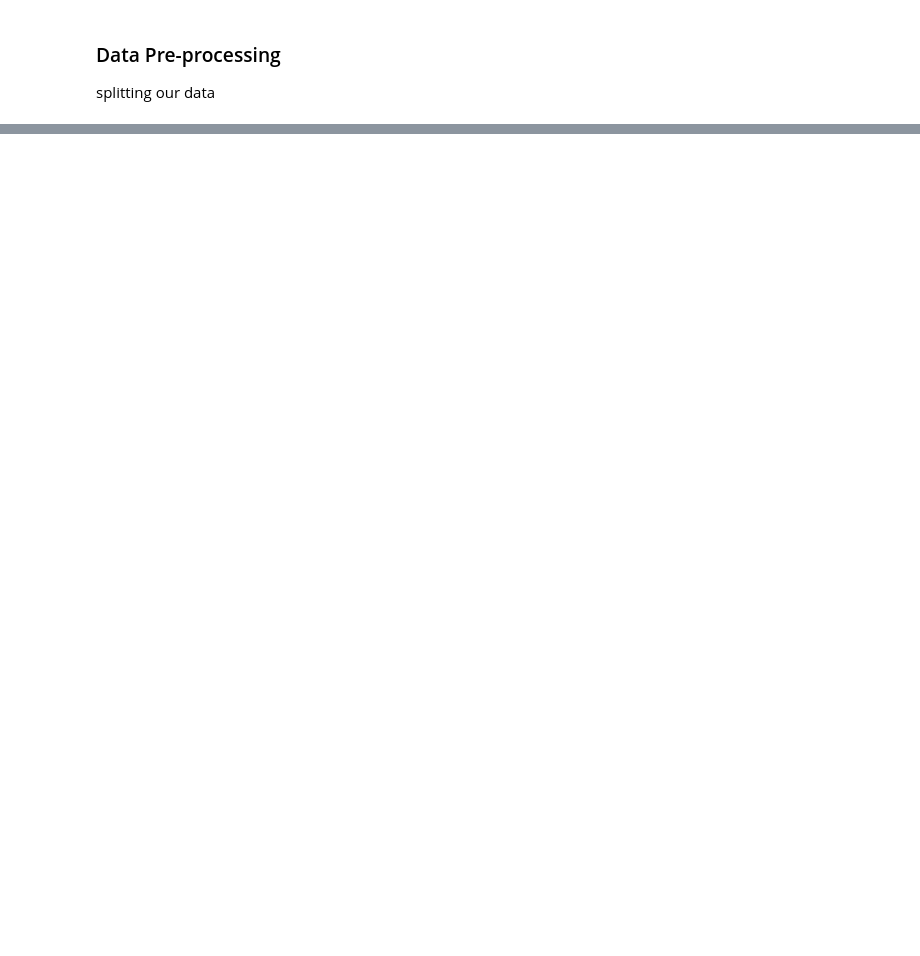
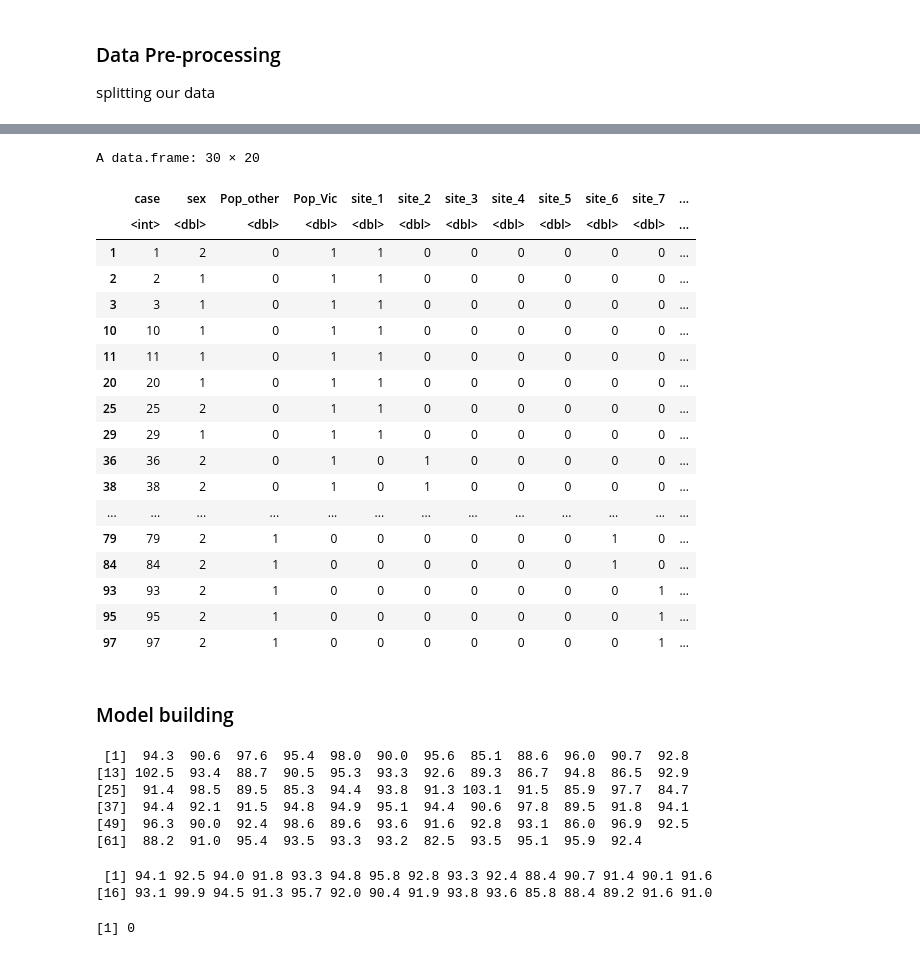
Before and after one commit to chisomruth/SAIL_FELLOWSHIP, a Jupyter notebook: Possum_regression task/Possum_cleaning.ipynb, the cells around one changed output, grey strips where cells are left out. Drawn from its saved outputs; the diff is of its cells as text; code cells hidden in the pictures; blank space fills up the shorter version.

```diff
--- a/Possum_regression task/Possum_cleaning.ipynb
+++ b/Possum_regression task/Possum_cleaning.ipynb
@@ -663,0 +1187,63 @@ test_data = pos[test_index, ]
+# %%
+means = colMeans(x_train_numeric)
+sds = apply(x_train_numeric, 2, sd)
+
+scale_test_data = function(test_data, means, sds) {
+  scaled_data = sweep(test_data, 2, means, "-")
+  scaled_data = sweep(scaled_data, 2, sds, "/")
+  return(scaled_data)
+}
+
+# Select only numerical columns for scaling in the test data
+x_test_numeric = x_test_data[, numerical_columns]
+
+# Scale numerical test data using training data's means and sds
+x_test_numeric_scaled = scale_test_data(x_test_numeric, means, sds)
+
+# Combine scaled numerical data with original one-hot encoded features in the test data
+x_test_scaled = cbind(x_test_data[, !(names(x_test_data) %in% numerical_columns)], x_test_numeric_scaled)
+
+# View the scaled test data
+x_test_scaled
+# %% [output]
+A data.frame: 30 × 20
+|  | case | sex | Pop_other | Pop_Vic | site_1 | site_2 | site_3 | site_4 | site_5 | site_6 | site_7 | ... |
+|  | <int> | <dbl> | <dbl> | <dbl> | <dbl> | <dbl> | <dbl> | <dbl> | <dbl> | <dbl> | <dbl> | ... |
+| 1 | 1 | 2 | 0 | 1 | 1 | 0 | 0 | 0 | 0 | 0 | 0 | ... |
+| 2 | 2 | 1 | 0 | 1 | 1 | 0 | 0 | 0 | 0 | 0 | 0 | ... |
+| 3 | 3 | 1 | 0 | 1 | 1 | 0 | 0 | 0 | 0 | 0 | 0 | ... |
+| 10 | 10 | 1 | 0 | 1 | 1 | 0 | 0 | 0 | 0 | 0 | 0 | ... |
+| 11 | 11 | 1 | 0 | 1 | 1 | 0 | 0 | 0 | 0 | 0 | 0 | ... |
+| 20 | 20 | 1 | 0 | 1 | 1 | 0 | 0 | 0 | 0 | 0 | 0 | ... |
+| 25 | 25 | 2 | 0 | 1 | 1 | 0 | 0 | 0 | 0 | 0 | 0 | ... |
+| 29 | 29 | 1 | 0 | 1 | 1 | 0 | 0 | 0 | 0 | 0 | 0 | ... |
+| 36 | 36 | 2 | 0 | 1 | 0 | 1 | 0 | 0 | 0 | 0 | 0 | ... |
+| 38 | 38 | 2 | 0 | 1 | 0 | 1 | 0 | 0 | 0 | 0 | 0 | ... |
+| ... | ... | ... | ... | ... | ... | ... | ... | ... | ... | ... | ... | ... |
+| 79 | 79 | 2 | 1 | 0 | 0 | 0 | 0 | 0 | 0 | 1 | 0 | ... |
+| 84 | 84 | 2 | 1 | 0 | 0 | 0 | 0 | 0 | 0 | 1 | 0 | ... |
+| 93 | 93 | 2 | 1 | 0 | 0 | 0 | 0 | 0 | 0 | 0 | 1 | ... |
+| 95 | 95 | 2 | 1 | 0 | 0 | 0 | 0 | 0 | 0 | 0 | 1 | ... |
+| 97 | 97 | 2 | 1 | 0 | 0 | 0 | 0 | 0 | 0 | 0 | 1 | ... |
+# %% [markdown]
+### Model building
+# %%
+y_train = y_train_data$hdlngth
+y_train
+# %% [output]
+ [1]  94.3  90.6  97.6  95.4  98.0  90.0  95.6  85.1  88.6  96.0  90.7  92.8
+[13] 102.5  93.4  88.7  90.5  95.3  93.3  92.6  89.3  86.7  94.8  86.5  92.9
+[25]  91.4  98.5  89.5  85.3  94.4  93.8  91.3 103.1  91.5  85.9  97.7  84.7
+[37]  94.4  92.1  91.5  94.8  94.9  95.1  94.4  90.6  97.8  89.5  91.8  94.1
+[49]  96.3  90.0  92.4  98.6  89.6  93.6  91.6  92.8  93.1  86.0  96.9  92.5
+[61]  88.2  91.0  95.4  93.5  93.3  93.2  82.5  93.5  95.1  95.9  92.4
+# %%
+y_test = y_test_data$hdlngth
+y_test
+# %% [output]
+ [1] 94.1 92.5 94.0 91.8 93.3 94.8 95.8 92.8 93.3 92.4 88.4 90.7 91.4 90.1 91.6
+[16] 93.1 99.9 94.5 91.3 95.7 92.0 90.4 91.9 93.8 93.6 85.8 88.4 89.2 91.6 91.0
+# %%
+sum(is.na(x_train_data$Pop_Vic))
+# %% [output]
+[1] 0
```
Also changed, not shown: parts of 69 cells of this notebook.
